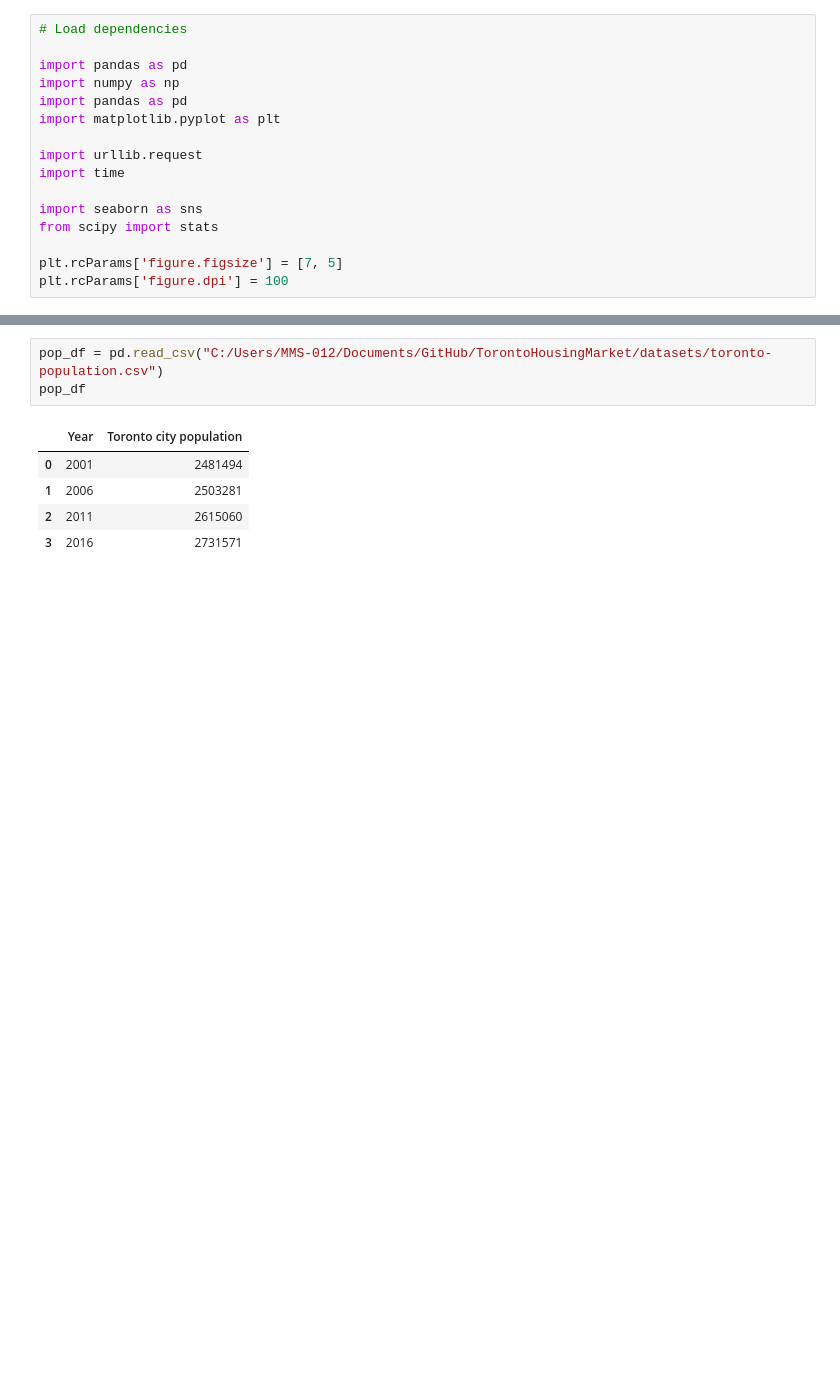
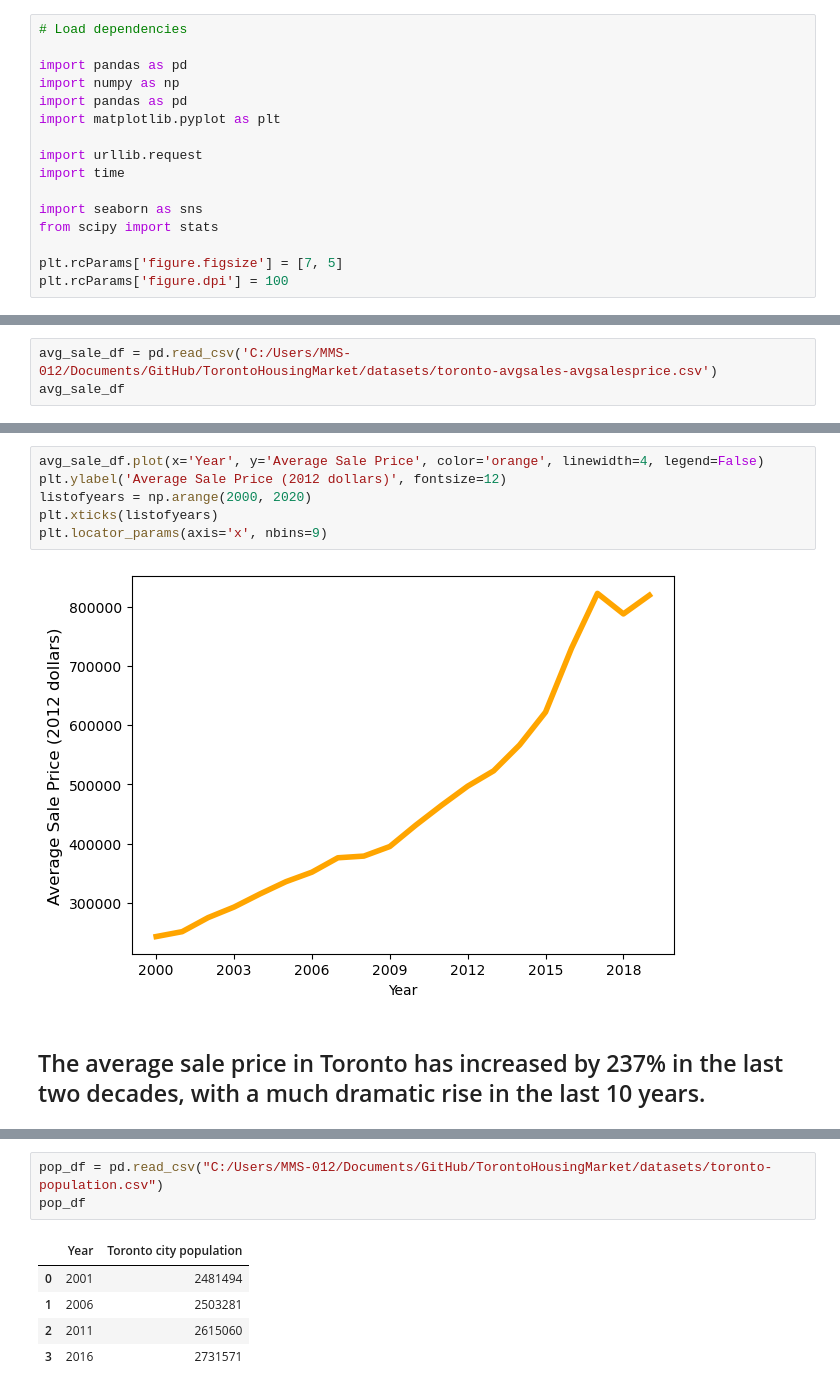
Before and after one commit to prashansa/TorontoHousingMarket, a Jupyter notebook: Toronto Housing Market.ipynb, the cells around one changed output, grey strips where cells are left out. Cells and saved outputs as stored; diff of their text form; blank space fills up the shorter version.

```diff
--- a/Toronto Housing Market.ipynb
+++ b/Toronto Housing Market.ipynb
@@ -18,0 +40,3 @@ plt.rcParams['figure.dpi'] = 100
+# %%
+avg_sale_df = pd.read_csv('C:/Users/MMS-012/Documents/GitHub/TorontoHousingMarket/datasets/toronto-avgsales-avgsalesprice.csv')
+avg_sale_df
@@ -18,0 +61,12 @@ plt.rcParams['figure.dpi'] = 100
+# %%
+avg_sale_df.plot(x='Year', y='Average Sale Price', color='orange', linewidth=4, legend=False)
+plt.ylabel('Average Sale Price (2012 dollars)', fontsize=12)
+listofyears = np.arange(2000, 2020)
+plt.xticks(listofyears)
+plt.locator_params(axis='x', nbins=9)
+# %% [output]
+[figure, added]
+# %% [markdown]
+
+
+## The average sale price in Toronto has increased by 237% in the last two decades, with a much dramatic rise in the last 10 years.
```
Also changed, not shown: parts of 19 cells of this notebook, 8 other files.
